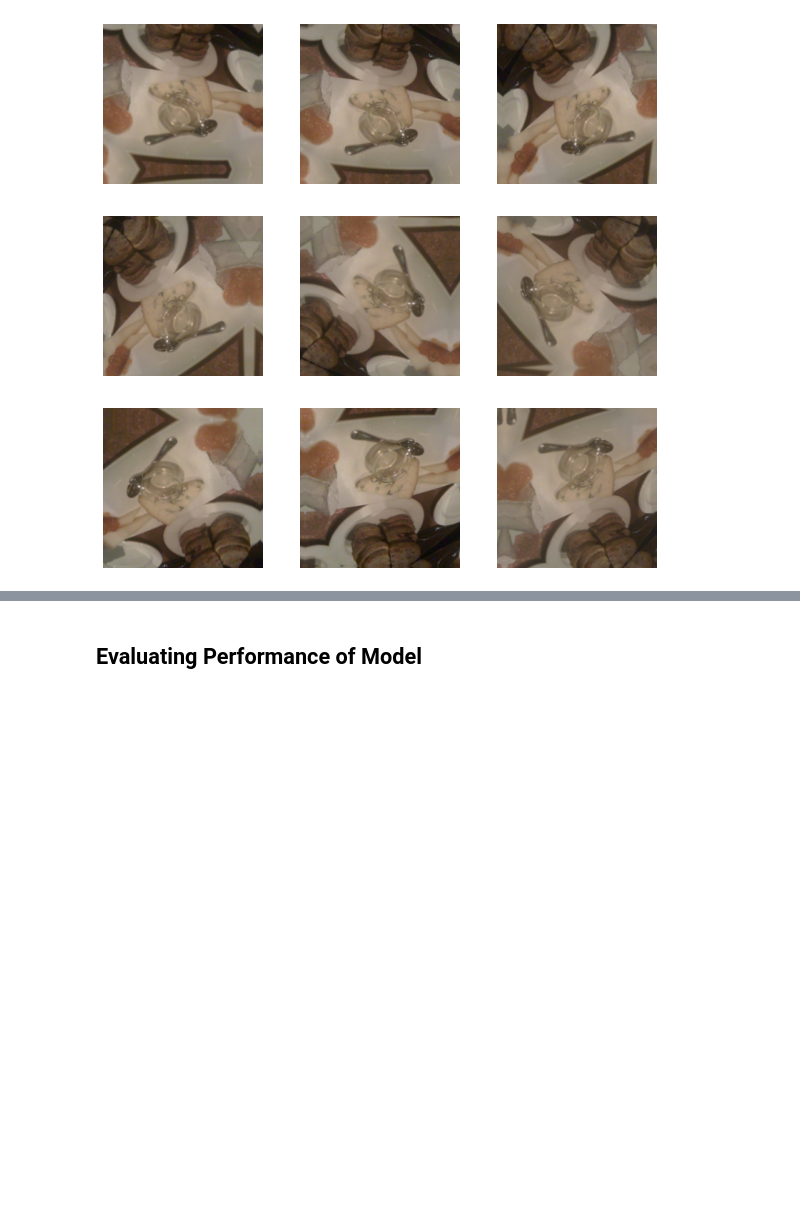
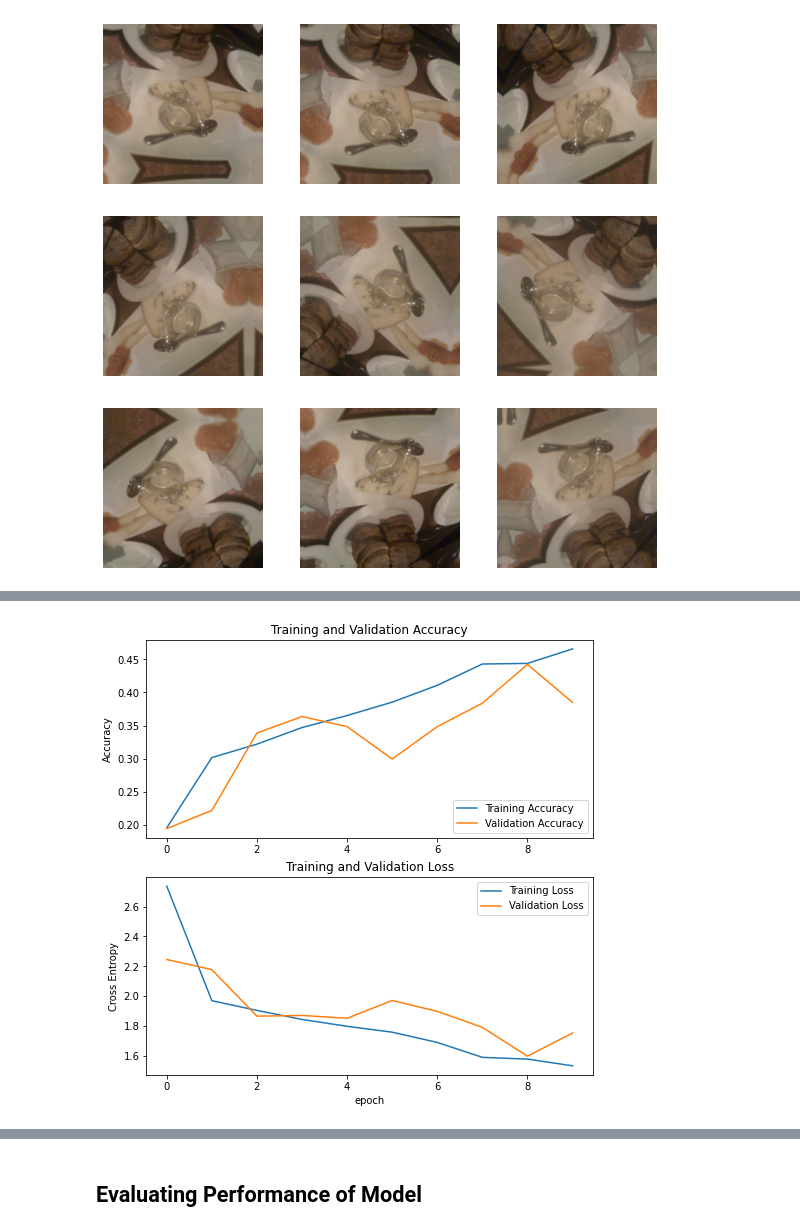
Before and after one commit to chiiida/food-classification, a Jupyter notebook: food_classification.ipynb, the cells around one changed output, grey strips where cells are left out. Saved outputs shown, nothing was run; the diff lists cells and outputs as text; code cells hidden in the pictures; blank space fills up the shorter version.

Commit message:
build model with cnn

```diff
--- a/food_classification.ipynb
+++ b/food_classification.ipynb
@@ -177,0 +225,12 @@ for image, _ in train_ds.take(1):
+# %%
+cnn_model.compile(
+    optimizer='adam',
+    loss=keras.losses.SparseCategoricalCrossentropy(from_logits=True),
+    metrics=['accuracy']
+)
+# %%
+cnn_history = cnn_model.fit(
+    train_ds,
+    validation_data=validation_ds,
+    epochs=EPOCHS
+)
@@ -177,0 +258,28 @@ for image, _ in train_ds.take(1):
+# %%
+accuracy = cnn_history.history['accuracy']
+val_accuracy = cnn_history.history['val_accuracy']
+
+loss = cnn_history.history['loss']
+val_loss = cnn_history.history['val_loss']
+
+epochs_range = range(EPOCHS)
+
+plt.figure(figsize=(8, 8))
+plt.subplot(2, 1, 1)
+plt.plot(accuracy, label='Training Accuracy')
+plt.plot(val_accuracy, label='Validation Accuracy')
+plt.legend(loc='lower right')
+plt.ylabel('Accuracy')
+plt.title('Training and Validation Accuracy')
+
+plt.subplot(2, 1, 2)
+plt.plot(loss, label='Training Loss')
+plt.plot(val_loss, label='Validation Loss')
+plt.legend(loc='upper right')
+plt.ylabel('Cross Entropy')
+plt.xlabel('epoch')
+plt.title('Training and Validation Loss')
+
+plt.show()
+# %% [output]
+[figure, added]
```
Also changed, not shown: parts of 14 cells of this notebook.
